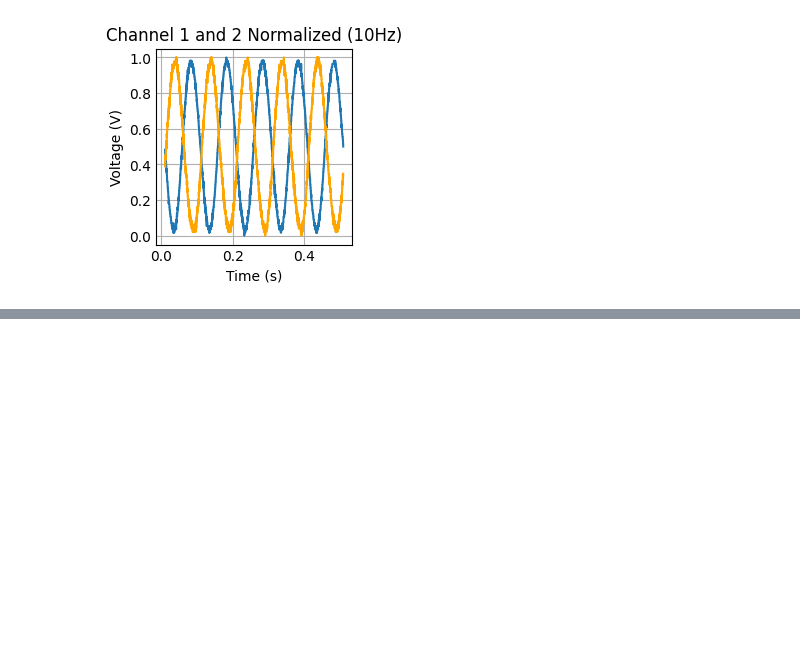
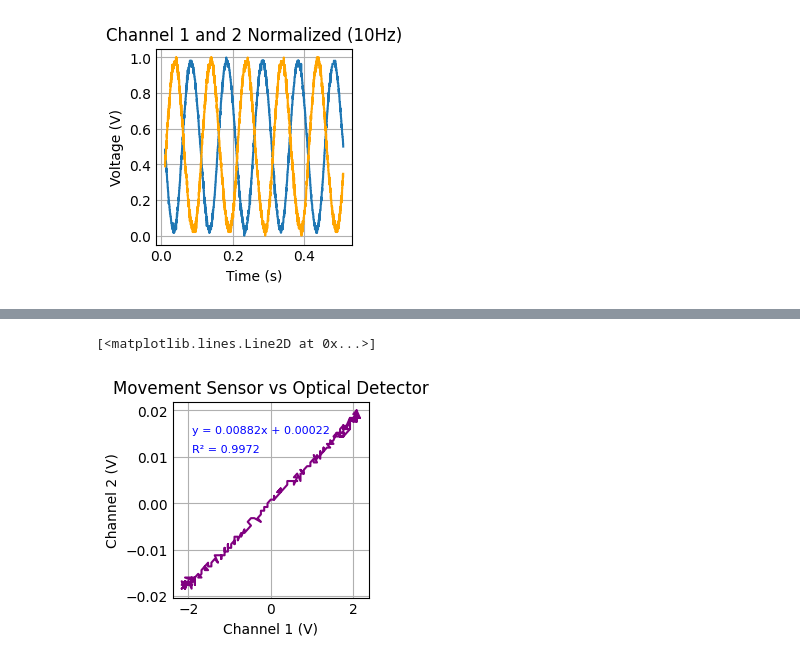
Before and after one commit to jamesyoung-15/FYP-Passive-Vibration-System, a Jupyter notebook: Data_Analysis.ipynb, the cells around one changed output, grey strips where cells are left out. Cells and saved outputs as stored; diff of their text form; code cells hidden in the pictures; blank space fills up the shorter version.

```diff
--- a/Data_Analysis.ipynb
+++ b/Data_Analysis.ipynb
@@ -271,0 +300,11 @@ plt.plot(ch2_10hz['CH2 T Shifted'].tolist(), ch2_10hz['CH2 V Normalized'].tolist
+# %%
+# 10hz
+plt.title("Movement Sensor vs Optical Detector")
+plt.xlabel("Channel 1 (V)")
+plt.ylabel("Channel 2 (V)")
+plt.text(-1.9,0.011, f"R² = {r_squared}", fontsize=8, color='blue')
+plt.text(-1.9,0.015, f"{equation}", fontsize=8, color='blue')
+plt.plot(ch1_10hz_subset['CH1 V'].tolist(), ch2_10hz_subset['CH2 V'].tolist(), color="purple")
+# %% [output]
+[<matplotlib.lines.Line2D at 0x...>]
+[figure, added]
```
Also changed, not shown: parts of 7 cells of this notebook, 2 other files.
